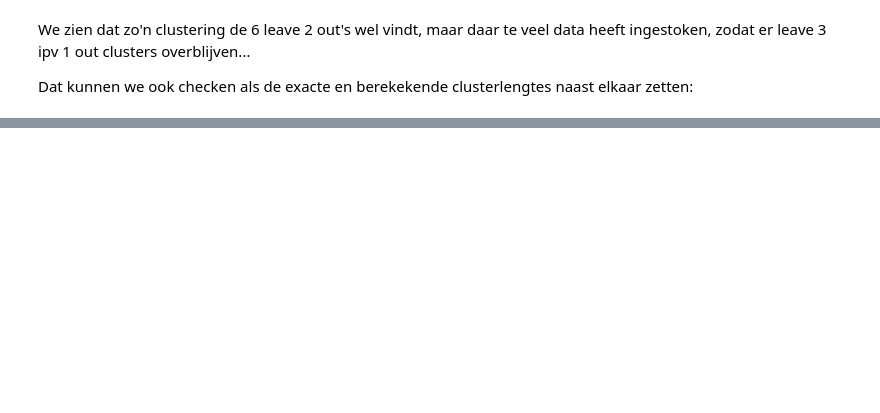
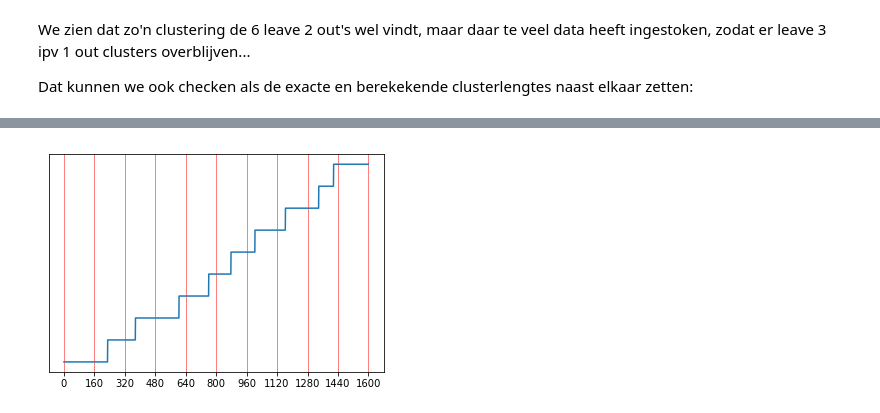
Before and after one commit to jvdoorss/MatrixTutorial, a Jupyter notebook: mulligan.ipynb, the cells around one changed output, grey strips where cells are left out. Cells and saved outputs as stored; diff of their text form; code cells hidden in the pictures; blank space fills up the shorter version.

```diff
--- a/mulligan.ipynb
+++ b/mulligan.ipynb
@@ -103,0 +107,9 @@ print([len(lst) for lst in clusterindices2])
+# %%
+fig,ax = plt.subplots()
+ax.plot(relabeled)
+ax.grid(color='r', linestyle='-', linewidth=0.5)
+ax.set_xticks(np.arange(11)*160)
+ax.set_yticks([])
+plt.show()
+# %% [output]
+[figure, added]
```
Also changed, not shown: parts of 5 cells of this notebook.
